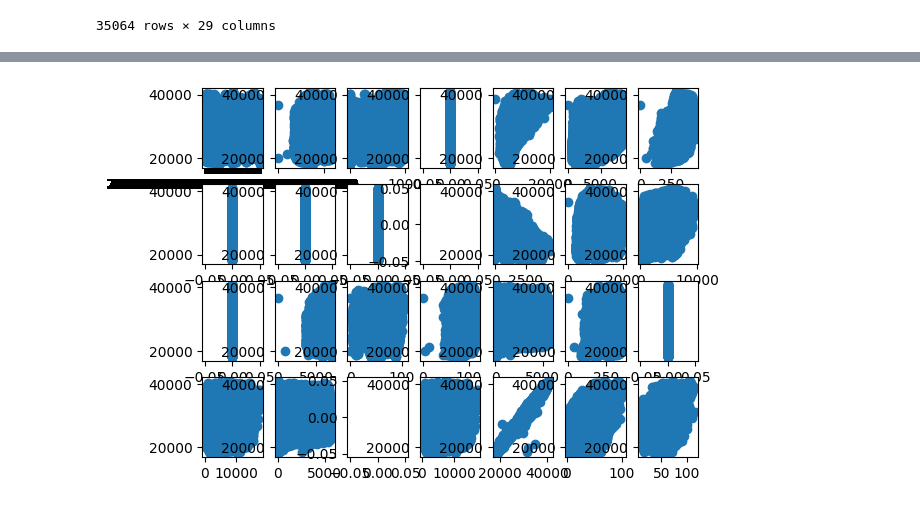
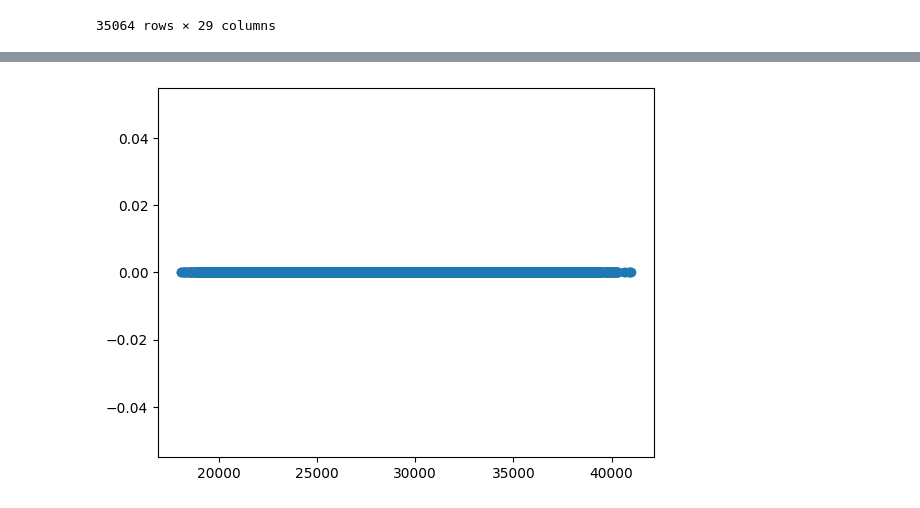
Before and after one commit to ArturoMachuca/IA_2024_01, a Jupyter notebook: Graficos.ipynb, the cells around one changed output, grey strips where cells are left out. Cells and saved outputs as stored; diff of their text form; code cells hidden in the pictures.

```diff
--- a/Graficos.ipynb
+++ b/Graficos.ipynb
@@ -46,9 +67,6 @@ X ## Para comparar con total load actual
-# %%
-for i in range(28):
-  plt.subplot(4,7,i+1)
-  plt.scatter(X.iloc[:,i] ,y)
-
-plt.tight_layout()
-plt.show()
-# %% [output]
-[figure, removed]
+# %%
+y1 = X.iloc[:,1]
+plt.scatter(y,y1)
+plt.show()
+# %% [output]
+[figure, added]
```
Also changed, not shown: parts of 15 cells of this notebook.
